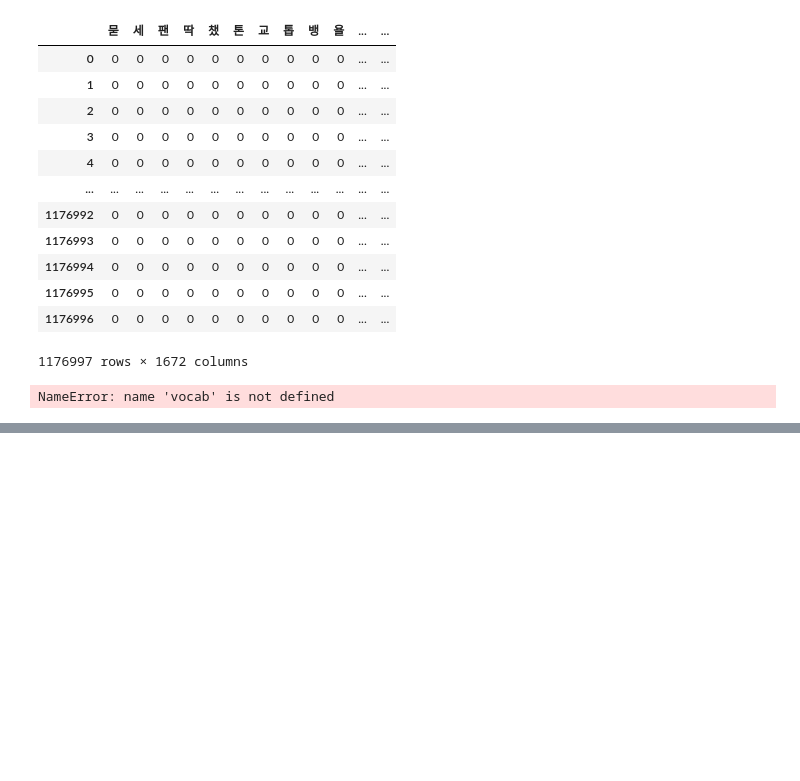
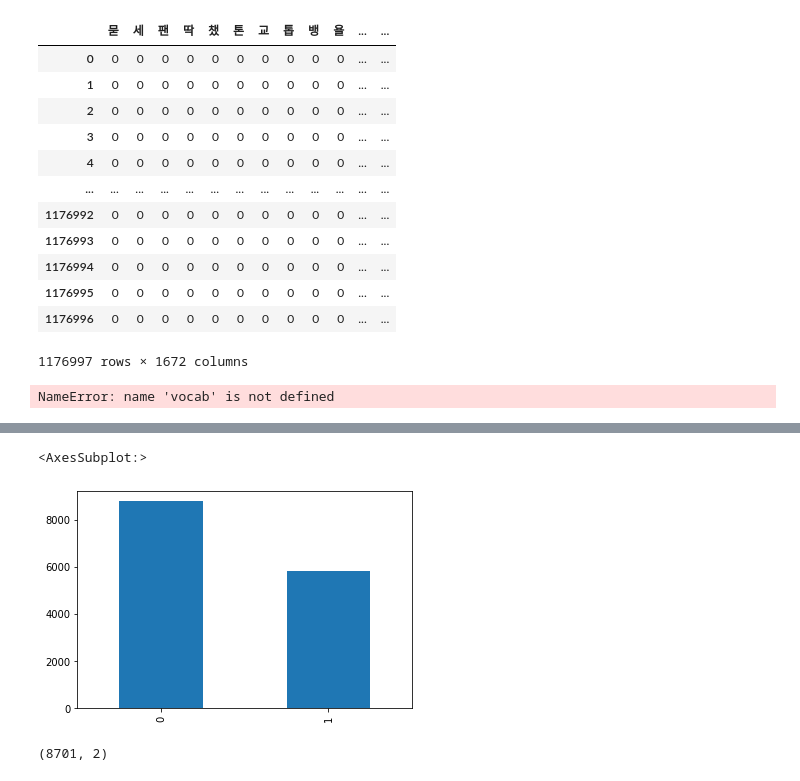
Before and after one commit to Generalleejaemo/Musinsa-Analysis, a Jupyter notebook: Analysis/musinsa.ipynb, the cells around one changed output, grey strips where cells are left out. Cells and saved outputs as stored; diff of their text form; code cells hidden in the pictures; blank space fills up the shorter version.

```diff
--- a/Analysis/musinsa.ipynb
+++ b/Analysis/musinsa.ipynb
@@ -631,0 +710,4 @@ NameError: name 'vocab' is not defined
+# %%
+bad_reviews = bad_reviews.loc[:, ["review"]]
+# %%
+bad_reviews['label'] = 0
@@ -631,0 +723,2 @@ NameError: name 'vocab' is not defined
+# %%
+total = pd.concat([good_reviews, bad_reviews])
@@ -631,0 +742,4 @@ NameError: name 'vocab' is not defined
+# %%
+from sklearn.model_selection import train_test_split
+
+train, test = train_test_split(total, test_size = 0.3, shuffle = True, random_state = 42)
@@ -631,0 +759,10 @@ NameError: name 'vocab' is not defined
+# %%
+train['label'].value_counts().plot(kind = 'bar')
+# %% [output]
+<AxesSubplot:>
+[figure, added]
+# %%
+# 같은 리뷰 데이터 삭제
+train['review'].nunique(), train['label'].nunique()
+# %% [output]
+(8701, 2)
```
Also changed, not shown: parts of 103 cells of this notebook, 8 other files.
